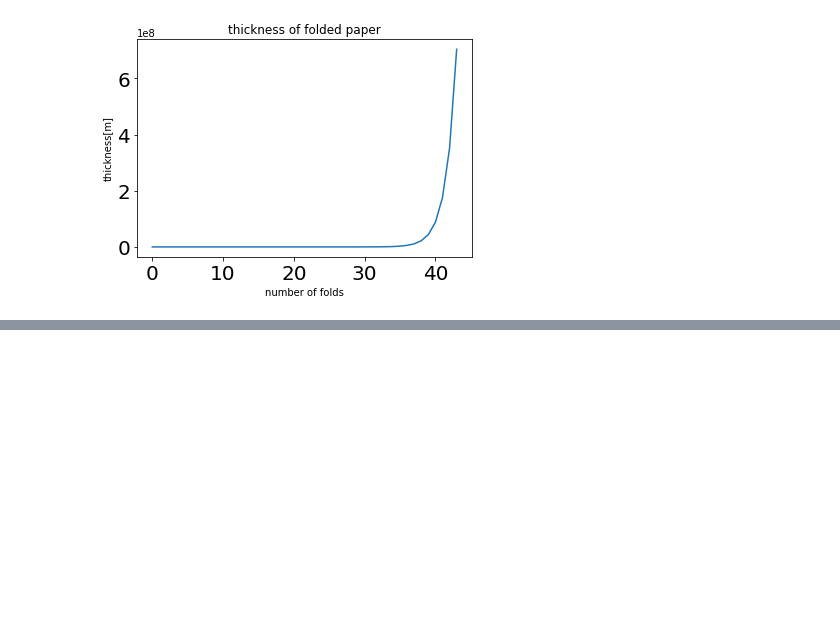
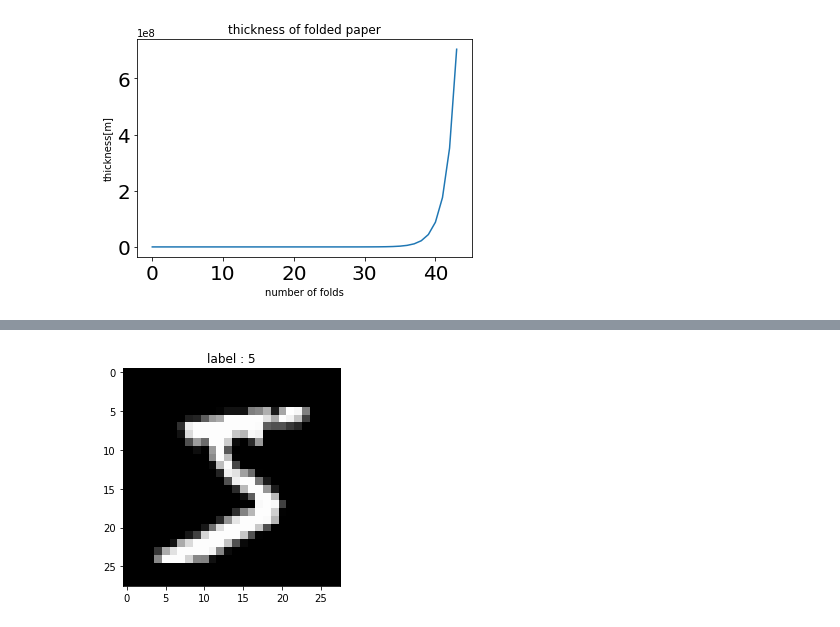
Before and after one commit to savslug/worksample, a Jupyter notebook: 2_example_answer.ipynb, the cells around one changed output, grey strips where cells are left out. Drawn from its saved outputs; the diff is of its cells as text; code cells hidden in the pictures; blank space fills up the shorter version.

```diff
--- a/2_example_answer.ipynb
+++ b/2_example_answer.ipynb
@@ -229,0 +235,8 @@ plt.plot(record)
+# %%
+#データセットの用意
+from keras.datasets import mnist
+
+# これ以降のサンプルコードではX_trainとなっている．
+# Xは大文字が正しいという前提ですすめる．
+#(x_train, y_train), (x_test, y_test) = mnist.load_data()
+(X_train, y_train), (X_test, y_test) = mnist.load_data()
@@ -229,0 +266,17 @@ plt.plot(record)
+# %%
+# 平滑化
+X_train = X_train.reshape(-1, 784)
+X_test = X_test.reshape(-1, 784)
+# %%
+# 可視化
+import matplotlib.pyplot as plt
+%matplotlib inline
+index = 0
+image = X_train[index].reshape(28,28)
+# X_train[index]: (784,)
+# image: (28, 28)
+plt.imshow(image, 'gray')
+plt.title('label : {}'.format(y_train[index]))
+plt.show()
+# %% [output]
+[figure, added]
```
Also changed, not shown: parts of 21 cells of this notebook, 1 other file.
